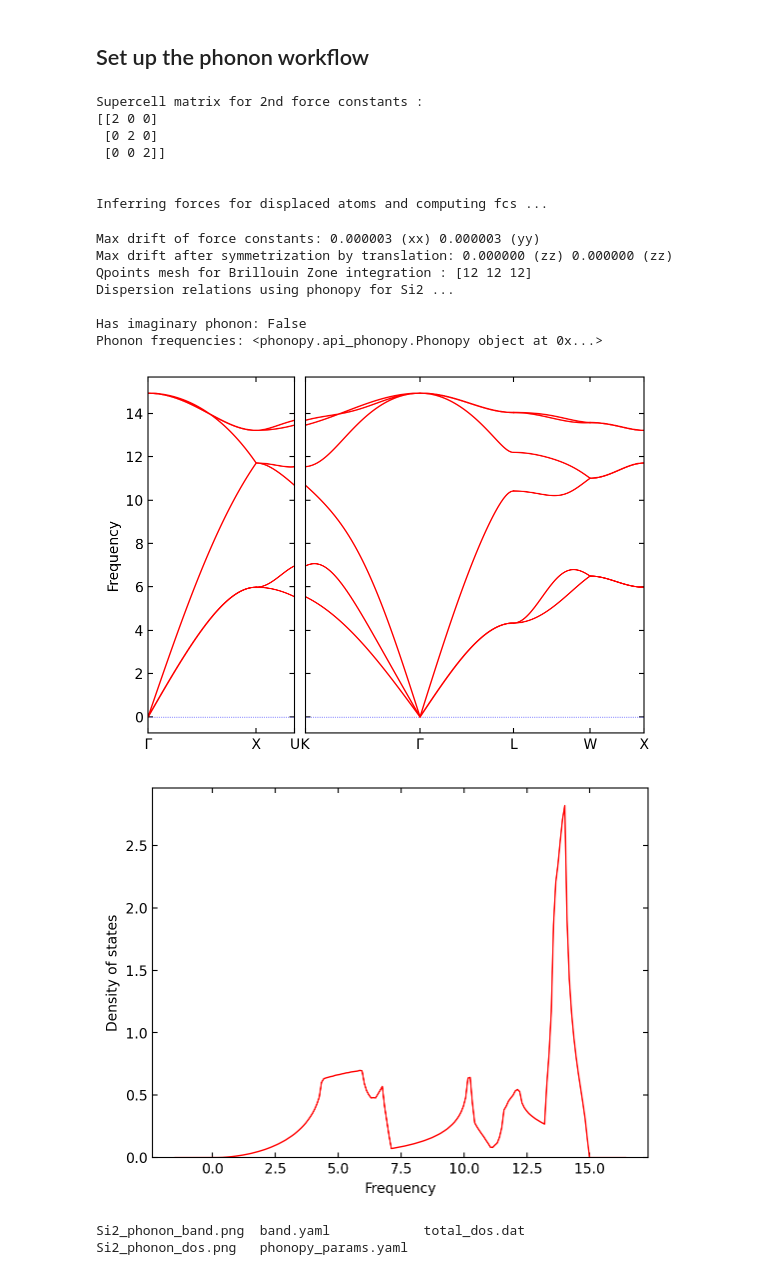
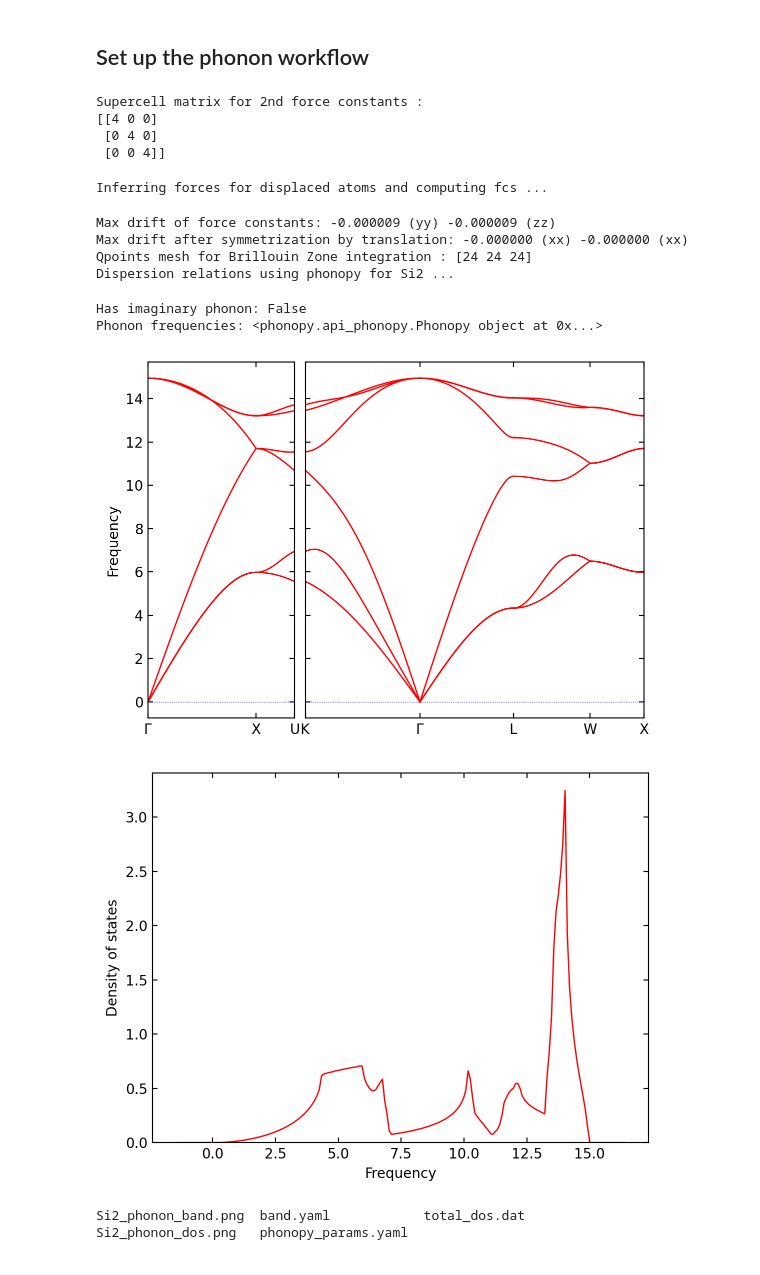
Before and after one commit to sj-cha/mattersim-LR, a Jupyter notebook: docs/examples/phonon_example.ipynb, the cells around one changed output. Saved outputs shown, nothing was run; the diff lists cells and outputs as text; code cells hidden in the pictures.

```diff
--- a/docs/examples/phonon_example.ipynb
+++ b/docs/examples/phonon_example.ipynb
@@ -19,7 +20,7 @@ si = bulk("Si")
 # %%
 # create MatterSim calculator
 potential = Potential.load(load_path="/path/to/checkpoint")
-calc = DeepCalculator(potential=potential)
+calc = DeepCalculator(potential=potential, stress_weight=GPa)
 # %%
 # attach calculator to the structure
 si.calc = calc
@@ -28,31 +29,28 @@ si.calc = calc
 # %%
 ph = PhononWorkflow(
     atoms=si,
     find_prim = False,
     work_dir = "/tmp/phonon_si_example",
     amplitude = 0.01,
-    supercell_matrix = np.diag([2,2,2]),
+    supercell_matrix = np.diag([4,4,4]),
 )
 has_imag, phonons = ph.run()
 print(f"Has imaginary phonon: {has_imag}")
 print(f"Phonon frequencies: {phonons}")
 # %% [output]
 Supercell matrix for 2nd force constants :
-[[2 0 0]
- [0 2 0]
- [0 0 2]]
-
-
-Inferring forces for displaced atoms and computing fcs ...
+[[4 0 0]
+ [0 4 0]
+ [0 0 4]]
-Max drift of force constants: 0.000003 (xx) 0.000003 (yy)
-Max drift after symmetrization by translation: 0.000000 (zz) 0.000000 (zz)
-Qpoints mesh for Brillouin Zone integration : [12 12 12]
-Dispersion relations using phonopy for Si2 ...
-
-Has imaginary phonon: False
-Phonon frequencies: <phonopy.api_phonopy.Phonopy object at 0x...>
+Inferring forces for displaced atoms and computing fcs ...
+Max drift of force constants: -0.000009 (yy) -0.000009 (zz)
+Max drift after symmetrization by translation: -0.000000 (xx) -0.000000 (xx)
+Qpoints mesh for Brillouin Zone integration : [24 24 24]
+Dispersion relations using phonopy for Si2 ...
+Has imaginary phonon: False
+Phonon frequencies: <phonopy.api_phonopy.Phonopy object at 0x...>
 [figure]
-[figure, old version]
+[figure, new version]
 # %%
 # In the work_dir, you can find the output files of the phonon calculation,
 # including the phonon dispersion, phonon density of states, etc.
```
Also changed, not shown: parts of 1 cell of this notebook, 6 other files.
